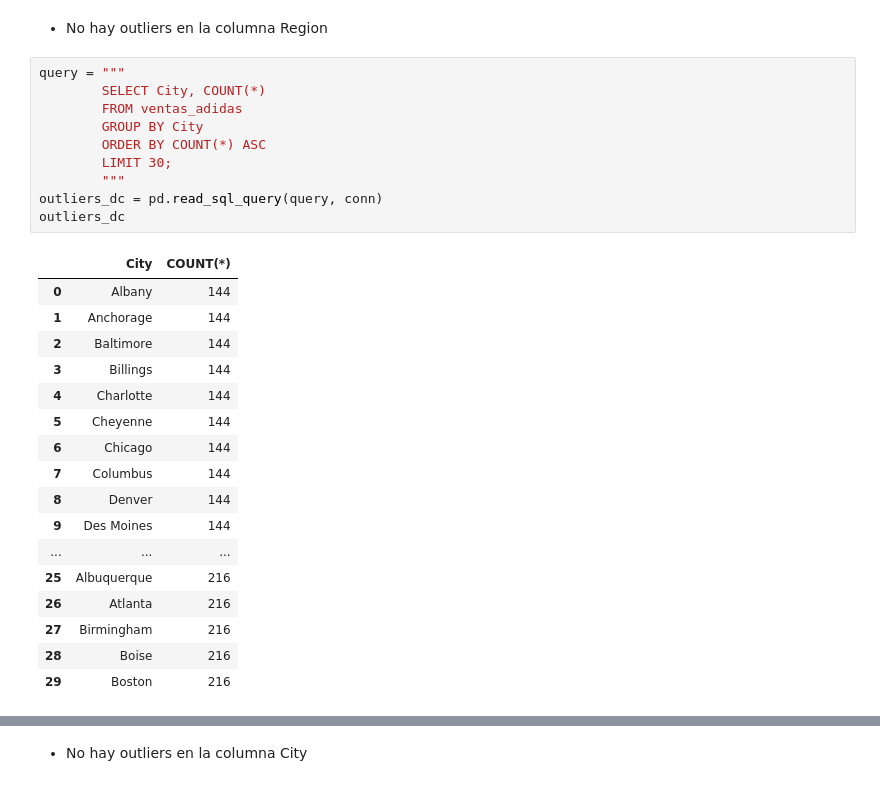
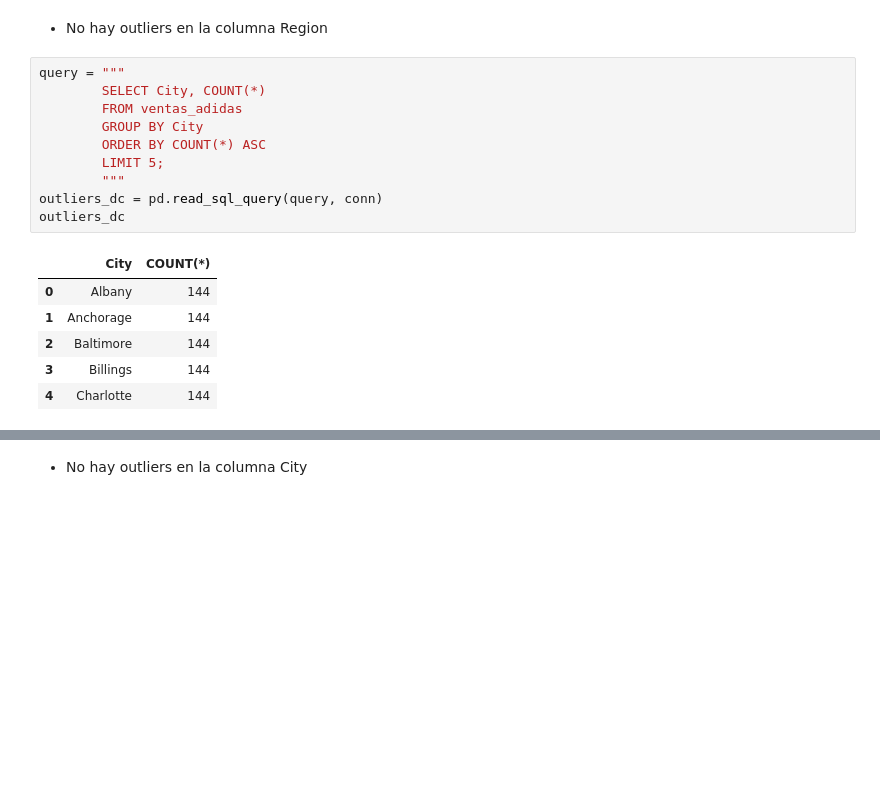
Before and after one commit to Dilmer-Rojas/Ventas_Adidas, a Jupyter notebook: notebooks/1.eda_rapido.ipynb, the cells around one changed output, grey strips where cells are left out. Cells and saved outputs as stored; diff of their text form; blank space fills up the shorter version.

```diff
--- a/notebooks/1.eda_rapido.ipynb
+++ b/notebooks/1.eda_rapido.ipynb
@@ -245,28 +245,17 @@ plt.show()
 # %%
 query = """
         SELECT City, COUNT(*)
         FROM ventas_adidas
         GROUP BY City
         ORDER BY COUNT(*) ASC
-        LIMIT 30;
+        LIMIT 5;
         """
 outliers_dc = pd.read_sql_query(query, conn)
 outliers_dc
 # %% [output]
 |  | City | COUNT(*) |
 | 0 | Albany | 144 |
 | 1 | Anchorage | 144 |
 | 2 | Baltimore | 144 |
 | 3 | Billings | 144 |
 | 4 | Charlotte | 144 |
-| 5 | Cheyenne | 144 |
-| 6 | Chicago | 144 |
-| 7 | Columbus | 144 |
-| 8 | Denver | 144 |
-| 9 | Des Moines | 144 |
-| ... | ... | ... |
-| 25 | Albuquerque | 216 |
-| 26 | Atlanta | 216 |
-| 27 | Birmingham | 216 |
-| 28 | Boise | 216 |
-| 29 | Boston | 216 |
```
Also changed, not shown: parts of 1 cell of this notebook, 1 other file.
